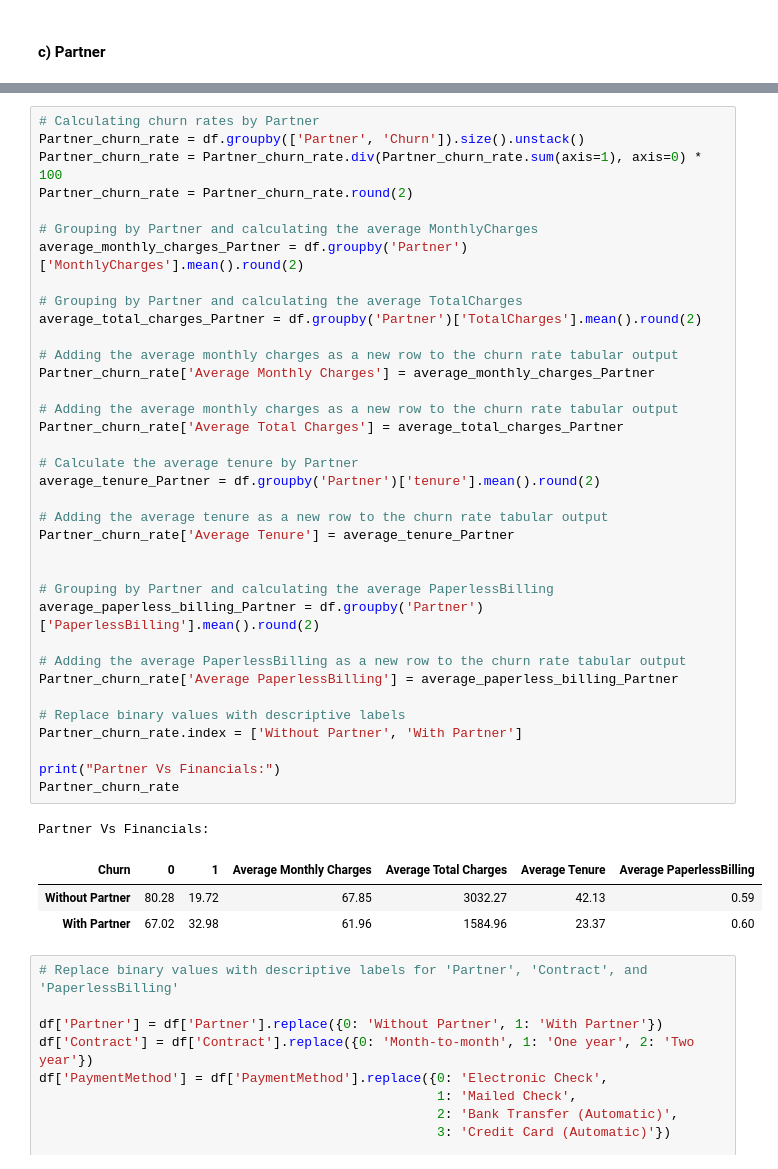
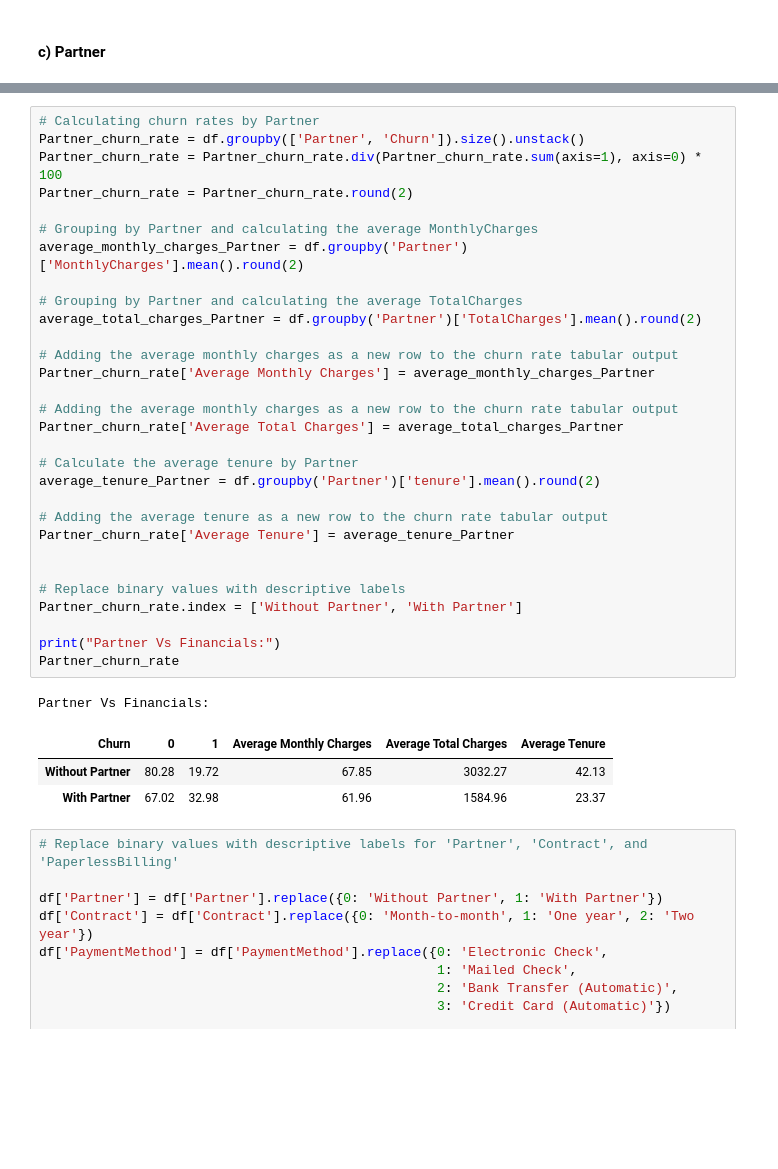
Before and after one commit to Hafsa-mohamed-Ad3n/TELCOM-CUSTOMER-CHURN, a Jupyter notebook: Telecommunication_Customer_Churn.ipynb, the cells around one changed output, grey strips where cells are left out. Cells and saved outputs as stored; diff of their text form; blank space fills up the shorter version.

```diff
--- a/Telecommunication_Customer_Churn.ipynb
+++ b/Telecommunication_Customer_Churn.ipynb
@@ -1694,42 +1697,36 @@ With Partner            3393       48.25           19.72
 Partner_churn_rate = df.groupby(['Partner', 'Churn']).size().unstack()
 Partner_churn_rate = Partner_churn_rate.div(Partner_churn_rate.sum(axis=1), axis=0) * 100
 Partner_churn_rate = Partner_churn_rate.round(2)
 
 # Grouping by Partner and calculating the average MonthlyCharges
 average_monthly_charges_Partner = df.groupby('Partner')['MonthlyCharges'].mean().round(2)
 
 # Grouping by Partner and calculating the average TotalCharges
 average_total_charges_Partner = df.groupby('Partner')['TotalCharges'].mean().round(2)
 
 # Adding the average monthly charges as a new row to the churn rate tabular output
 Partner_churn_rate['Average Monthly Charges'] = average_monthly_charges_Partner
 
 # Adding the average monthly charges as a new row to the churn rate tabular output
 Partner_churn_rate['Average Total Charges'] = average_total_charges_Partner
 
 # Calculate the average tenure by Partner
 average_tenure_Partner = df.groupby('Partner')['tenure'].mean().round(2)
 
 # Adding the average tenure as a new row to the churn rate tabular output
 Partner_churn_rate['Average Tenure'] = average_tenure_Partner
 
 
-# Grouping by Partner and calculating the average PaperlessBilling
-average_paperless_billing_Partner = df.groupby('Partner')['PaperlessBilling'].mean().round(2)
-
-# Adding the average PaperlessBilling as a new row to the churn rate tabular output
-Partner_churn_rate['Average PaperlessBilling'] = average_paperless_billing_Partner
-
 # Replace binary values with descriptive labels
 Partner_churn_rate.index = ['Without Partner', 'With Partner']
 
 print("Partner Vs Financials:")
 Partner_churn_rate
 # %% [output]
 Partner Vs Financials:
-| Churn | 0 | 1 | Average Monthly Charges | Average Total Charges | Average Tenure | Average PaperlessBilling |
-| Without Partner | 80.28 | 19.72 | 67.85 | 3032.27 | 42.13 | 0.59 |
-| With Partner | 67.02 | 32.98 | 61.96 | 1584.96 | 23.37 | 0.60 |
+| Churn | 0 | 1 | Average Monthly Charges | Average Total Charges | Average Tenure |
+| Without Partner | 80.28 | 19.72 | 67.85 | 3032.27 | 42.13 |
+| With Partner | 67.02 | 32.98 | 61.96 | 1584.96 | 23.37 |
 # %%
 # Replace binary values with descriptive labels for 'Partner', 'Contract', and 'PaperlessBilling'
 
```
Also changed, not shown: parts of 69 cells of this notebook.
